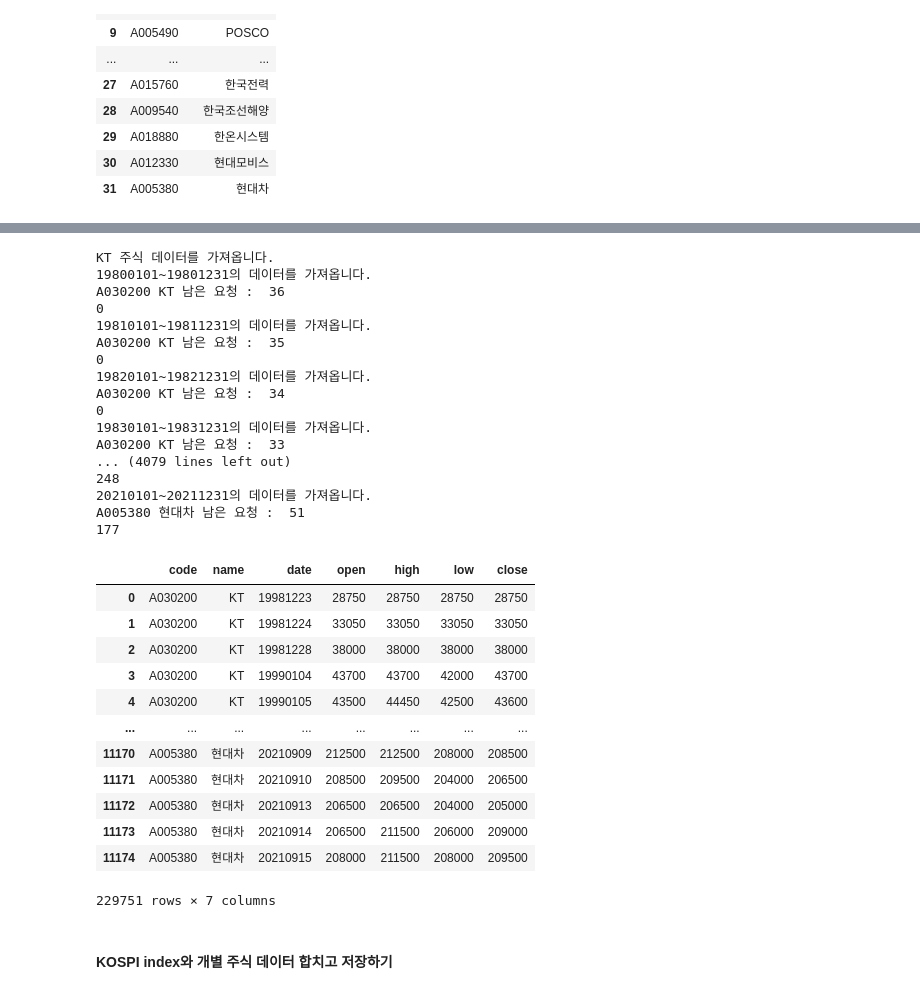
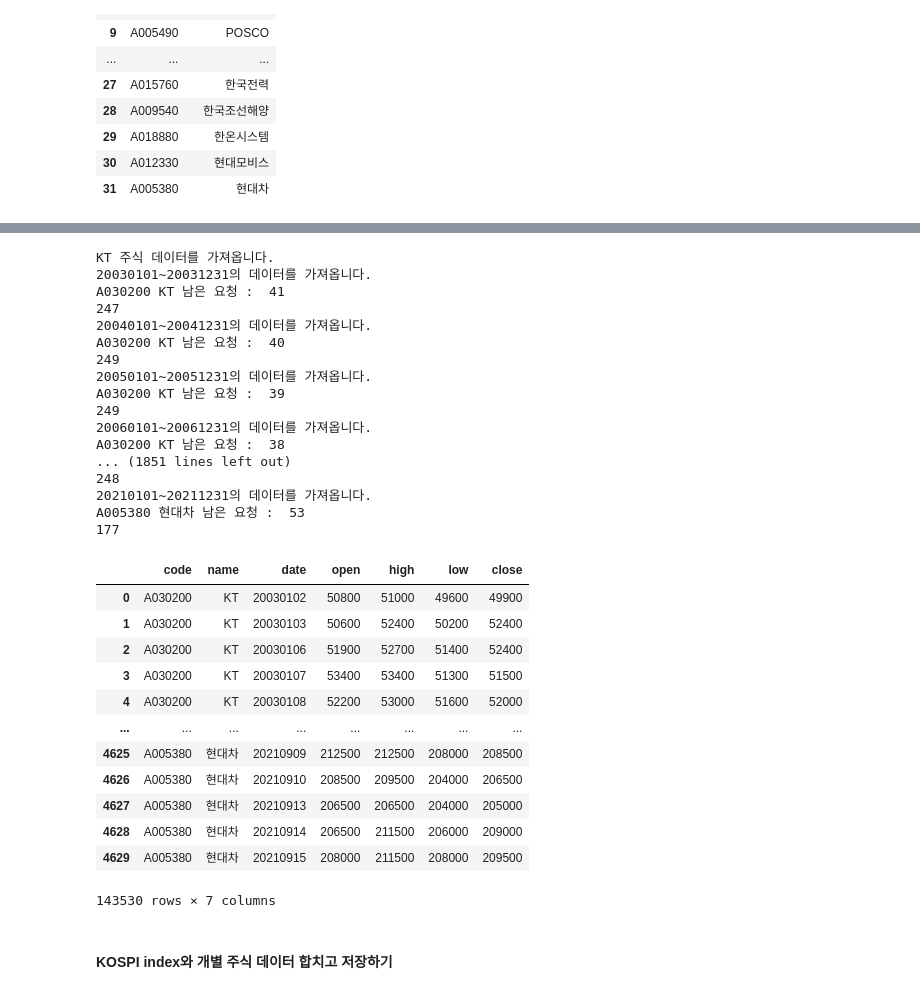
Before and after one commit to Stock-Recommandation-System-based-on-AI/stock_data, a Jupyter notebook: kospi31_data.ipynb, the cells around one changed output, grey strips where cells are left out. Saved outputs shown, nothing was run; the diff lists cells and outputs as text; code cells hidden in the pictures.

```diff
--- a/kospi31_data.ipynb
+++ b/kospi31_data.ipynb
@@ -164,38 +164,38 @@ U182 kospi50_index 남은 요청 :  37
 # %%
 stocks = kospi31_list[kospi31_list.code != "U182"]
-kospi31_data = get_kospi50_stock_data(stocks, "19800101", "20210914")
+kospi31_data = get_kospi50_stock_data(stocks, "20030101", "20210914")
 kospi31_data
 # %% [output]
 KT 주식 데이터를 가져옵니다.
-19800101~19801231의 데이터를 가져옵니다.
-A030200 KT 남은 요청 :  36
-0
-19810101~19811231의 데이터를 가져옵니다.
-A030200 KT 남은 요청 :  35
-0
-19820101~19821231의 데이터를 가져옵니다.
-A030200 KT 남은 요청 :  34
-0
-19830101~19831231의 데이터를 가져옵니다.
-A030200 KT 남은 요청 :  33
-... (4079 lines left out)
+20030101~20031231의 데이터를 가져옵니다.
+A030200 KT 남은 요청 :  41
+247
+20040101~20041231의 데이터를 가져옵니다.
+A030200 KT 남은 요청 :  40
+249
+20050101~20051231의 데이터를 가져옵니다.
+A030200 KT 남은 요청 :  39
+249
+20060101~20061231의 데이터를 가져옵니다.
+A030200 KT 남은 요청 :  38
+... (1851 lines left out)
 248
 20210101~20211231의 데이터를 가져옵니다.
-A005380 현대차 남은 요청 :  51
+A005380 현대차 남은 요청 :  53
 177
 |  | code | name | date | open | high | low | close |
-| 0 | A030200 | KT | 19981223 | 28750 | 28750 | 28750 | 28750 |
-| 1 | A030200 | KT | 19981224 | 33050 | 33050 | 33050 | 33050 |
-| 2 | A030200 | KT | 19981228 | 38000 | 38000 | 38000 | 38000 |
-| 3 | A030200 | KT | 19990104 | 43700 | 43700 | 42000 | 43700 |
-| 4 | A030200 | KT | 19990105 | 43500 | 44450 | 42500 | 43600 |
+| 0 | A030200 | KT | 20030102 | 50800 | 51000 | 49600 | 49900 |
+| 1 | A030200 | KT | 20030103 | 50600 | 52400 | 50200 | 52400 |
+| 2 | A030200 | KT | 20030106 | 51900 | 52700 | 51400 | 52400 |
+| 3 | A030200 | KT | 20030107 | 53400 | 53400 | 51300 | 51500 |
+| 4 | A030200 | KT | 20030108 | 52200 | 53000 | 51600 | 52000 |
 | ... | ... | ... | ... | ... | ... | ... | ... |
-| 11170 | A005380 | 현대차 | 20210909 | 212500 | 212500 | 208000 | 208500 |
-| 11171 | A005380 | 현대차 | 20210910 | 208500 | 209500 | 204000 | 206500 |
-| 11172 | A005380 | 현대차 | 20210913 | 206500 | 206500 | 204000 | 205000 |
-| 11173 | A005380 | 현대차 | 20210914 | 206500 | 211500 | 206000 | 209000 |
-| 11174 | A005380 | 현대차 | 20210915 | 208000 | 211500 | 208000 | 209500 |
+| 4625 | A005380 | 현대차 | 20210909 | 212500 | 212500 | 208000 | 208500 |
+| 4626 | A005380 | 현대차 | 20210910 | 208500 | 209500 | 204000 | 206500 |
+| 4627 | A005380 | 현대차 | 20210913 | 206500 | 206500 | 204000 | 205000 |
+| 4628 | A005380 | 현대차 | 20210914 | 206500 | 211500 | 206000 | 209000 |
+| 4629 | A005380 | 현대차 | 20210915 | 208000 | 211500 | 208000 | 209500 |
-229751 rows × 7 columns
+143530 rows × 7 columns
 # %% [markdown]
 #### KOSPI index와 개별 주식 데이터 합치고 저장하기
 # %%
```
Also changed, not shown: parts of 2 cells of this notebook, 3 other files.
